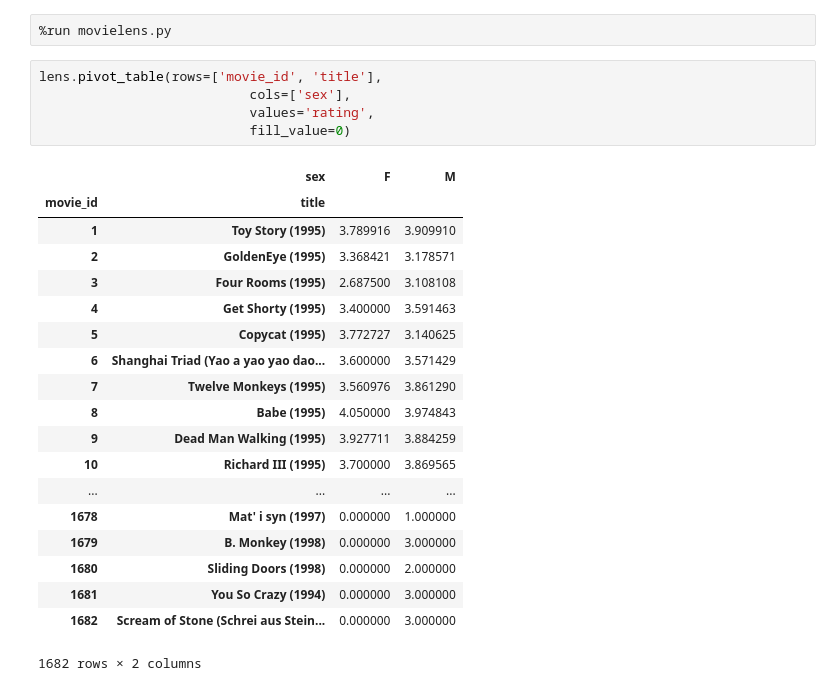
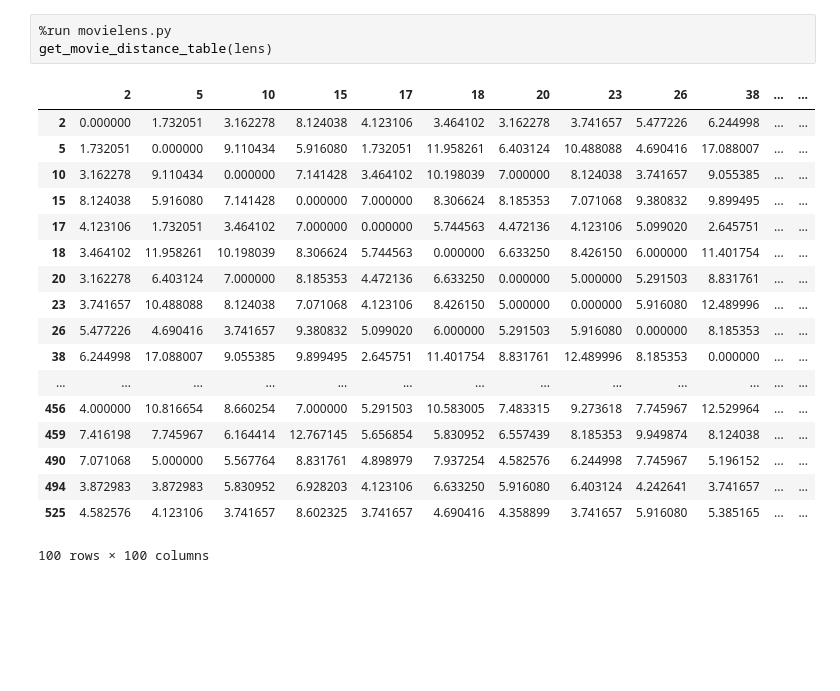
Before and after one commit to rajeshponnala/Python-Data-Science, a Jupyter notebook: MovieLens.ipynb, the cells around one changed output. Saved outputs shown, nothing was run; the diff lists cells and outputs as text; blank space fills up the shorter version.

Commit message:
calulate movie ratings distance

```diff
--- a/MovieLens.ipynb
+++ b/MovieLens.ipynb
@@ -1,27 +1,22 @@
 # %%
 %run movielens.py
+get_movie_distance_table(lens)
+# %% [output]
+|  | 2 | 5 | 10 | 15 | 17 | 18 | 20 | 23 | 26 | 38 | ... | ... |
+| 2 | 0.000000 | 1.732051 | 3.162278 | 8.124038 | 4.123106 | 3.464102 | 3.162278 | 3.741657 | 5.477226 | 6.244998 | ... | ... |
+| 5 | 1.732051 | 0.000000 | 9.110434 | 5.916080 | 1.732051 | 11.958261 | 6.403124 | 10.488088 | 4.690416 | 17.088007 | ... | ... |
+| 10 | 3.162278 | 9.110434 | 0.000000 | 7.141428 | 3.464102 | 10.198039 | 7.000000 | 8.124038 | 3.741657 | 9.055385 | ... | ... |
+| 15 | 8.124038 | 5.916080 | 7.141428 | 0.000000 | 7.000000 | 8.306624 | 8.185353 | 7.071068 | 9.380832 | 9.899495 | ... | ... |
+| 17 | 4.123106 | 1.732051 | 3.464102 | 7.000000 | 0.000000 | 5.744563 | 4.472136 | 4.123106 | 5.099020 | 2.645751 | ... | ... |
+| 18 | 3.464102 | 11.958261 | 10.198039 | 8.306624 | 5.744563 | 0.000000 | 6.633250 | 8.426150 | 6.000000 | 11.401754 | ... | ... |
+| 20 | 3.162278 | 6.403124 | 7.000000 | 8.185353 | 4.472136 | 6.633250 | 0.000000 | 5.000000 | 5.291503 | 8.831761 | ... | ... |
+| 23 | 3.741657 | 10.488088 | 8.124038 | 7.071068 | 4.123106 | 8.426150 | 5.000000 | 0.000000 | 5.916080 | 12.489996 | ... | ... |
+| 26 | 5.477226 | 4.690416 | 3.741657 | 9.380832 | 5.099020 | 6.000000 | 5.291503 | 5.916080 | 0.000000 | 8.185353 | ... | ... |
+| 38 | 6.244998 | 17.088007 | 9.055385 | 9.899495 | 2.645751 | 11.401754 | 8.831761 | 12.489996 | 8.185353 | 0.000000 | ... | ... |
+| ... | ... | ... | ... | ... | ... | ... | ... | ... | ... | ... | ... | ... |
+| 456 | 4.000000 | 10.816654 | 8.660254 | 7.000000 | 5.291503 | 10.583005 | 7.483315 | 9.273618 | 7.745967 | 12.529964 | ... | ... |
+| 459 | 7.416198 | 7.745967 | 6.164414 | 12.767145 | 5.656854 | 5.830952 | 6.557439 | 8.185353 | 9.949874 | 8.124038 | ... | ... |
+| 490 | 7.071068 | 5.000000 | 5.567764 | 8.831761 | 4.898979 | 7.937254 | 4.582576 | 6.244998 | 7.745967 | 5.196152 | ... | ... |
+| 494 | 3.872983 | 3.872983 | 5.830952 | 6.928203 | 4.123106 | 6.633250 | 5.916080 | 6.403124 | 4.242641 | 3.741657 | ... | ... |
+| 525 | 4.582576 | 4.123106 | 3.741657 | 8.602325 | 3.741657 | 4.690416 | 4.358899 | 3.741657 | 5.916080 | 5.385165 | ... | ... |
+100 rows × 100 columns
-# %%
-lens.pivot_table(rows=['movie_id', 'title'],
-                           cols=['sex'],
-                           values='rating',
-                           fill_value=0)
-# %% [output]
-|  | sex | F | M |
-| movie_id | title |  |  |
-| 1 | Toy Story (1995) | 3.789916 | 3.909910 |
-| 2 | GoldenEye (1995) | 3.368421 | 3.178571 |
-| 3 | Four Rooms (1995) | 2.687500 | 3.108108 |
-| 4 | Get Shorty (1995) | 3.400000 | 3.591463 |
-| 5 | Copycat (1995) | 3.772727 | 3.140625 |
-| 6 | Shanghai Triad (Yao a yao yao dao... | 3.600000 | 3.571429 |
-| 7 | Twelve Monkeys (1995) | 3.560976 | 3.861290 |
-| 8 | Babe (1995) | 4.050000 | 3.974843 |
-| 9 | Dead Man Walking (1995) | 3.927711 | 3.884259 |
-| 10 | Richard III (1995) | 3.700000 | 3.869565 |
-| ... | ... | ... | ... |
-| 1678 | Mat' i syn (1997) | 0.000000 | 1.000000 |
-| 1679 | B. Monkey (1998) | 0.000000 | 3.000000 |
-| 1680 | Sliding Doors (1998) | 0.000000 | 2.000000 |
-| 1681 | You So Crazy (1994) | 0.000000 | 3.000000 |
-| 1682 | Scream of Stone (Schrei aus Stein... | 0.000000 | 3.000000 |
-1682 rows × 2 columns
```
Also changed, not shown: 1 other file.
